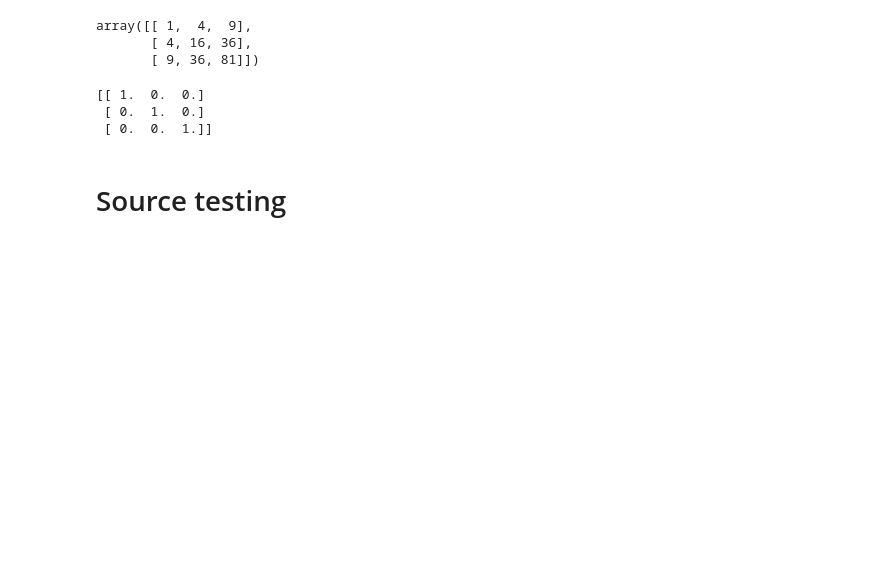
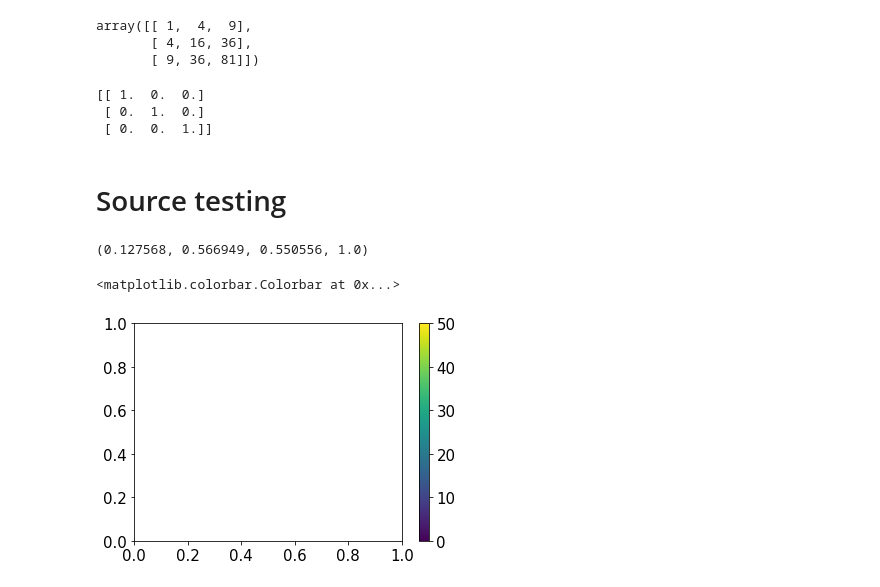
Before and after one commit to lamsoa729/FoXlink, a Jupyter notebook: notebooks/fokker_planck_misc.ipynb, the cells around one changed output. Cells and saved outputs as stored; diff of their text form; code cells hidden in the pictures; blank space fills up the shorter version.

```diff
--- a/notebooks/fokker_planck_misc.ipynb
+++ b/notebooks/fokker_planck_misc.ipynb
@@ -427,3 +427,13 @@ print(Iish)
  [ 0.  0.  1.]]
 # %% [markdown]
 # Source testing
+# %%
+cmap = mpl.cm.ScalarMappable( mpl.colors.Normalize(0, 50), 'viridis')
+fig, ax = plt.subplots()
+print(cmap.to_rgba(25))
+#ax.plot(np.linspace(0,10), np.linspace(0,10)*10)
+fig.colorbar(cmap, ax=ax)
+# %% [output]
+(0.127568, 0.566949, 0.550556, 1.0)
+<matplotlib.colorbar.Colorbar at 0x...>
+[figure, added]
```
Also changed, not shown: parts of 1 cell of this notebook, 2 other files.
